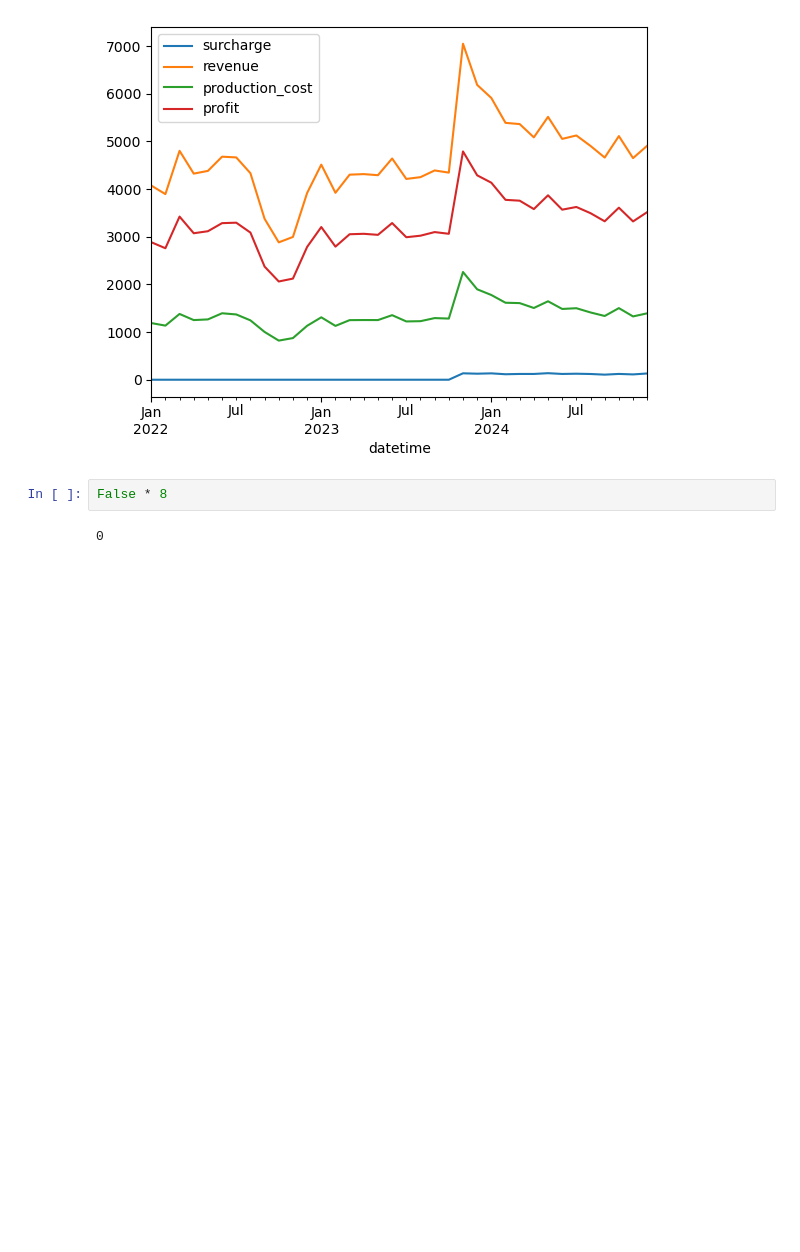
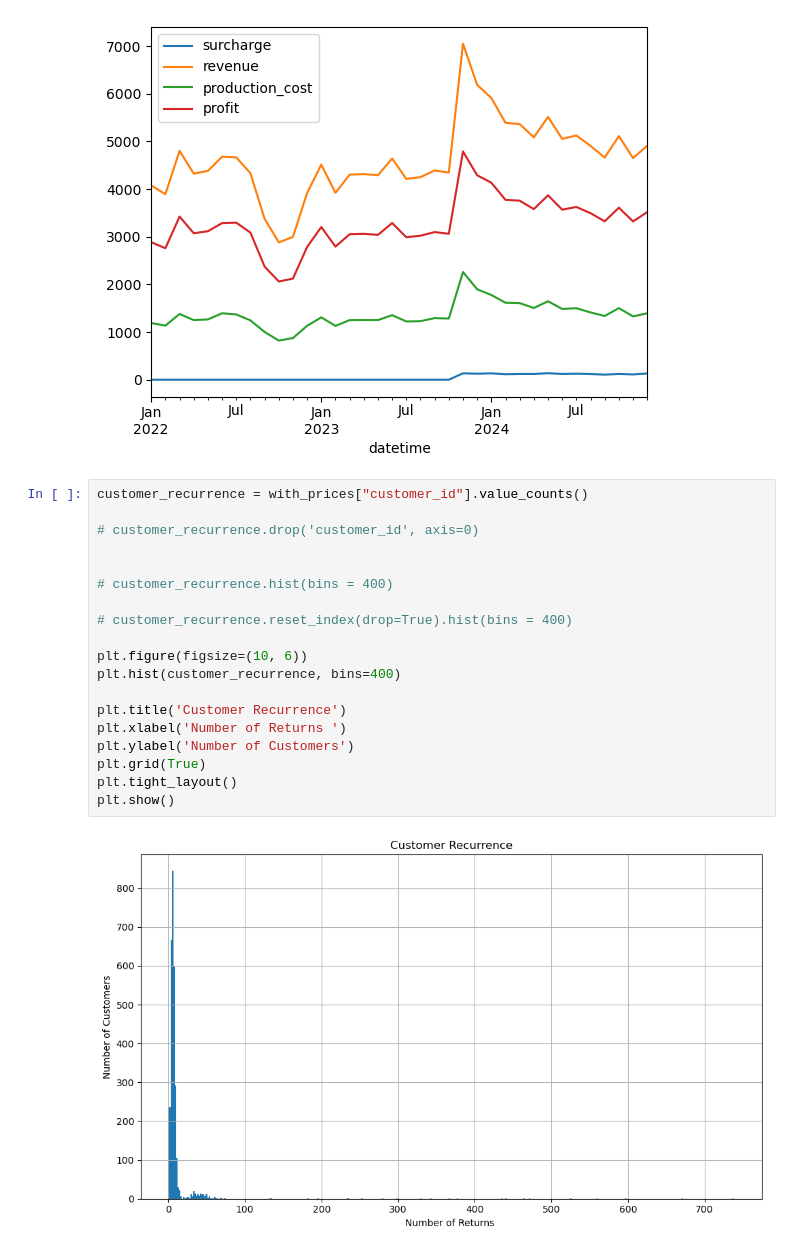
Before and after one commit to randomOnomatopoeia/Datathon, a Jupyter notebook: test.ipynb, the cells around one changed output. Saved outputs shown, nothing was run; the diff lists cells and outputs as text; blank space fills up the shorter version.

```diff
--- a/test.ipynb
+++ b/test.ipynb
@@ -94,6 +94,23 @@ monthly_averaged_items.plot()
 <Axes: xlabel='datetime'>
 [figure]
 # %%
-False * 8
+customer_recurrence = with_prices["customer_id"].value_counts()
+
+# customer_recurrence.drop('customer_id', axis=0)
+
+
+# customer_recurrence.hist(bins = 400)
+
+# customer_recurrence.reset_index(drop=True).hist(bins = 400)
+
+plt.figure(figsize=(10, 6))
+plt.hist(customer_recurrence, bins=400)
+
+plt.title('Customer Recurrence')
+plt.xlabel('Number of Returns ')
+plt.ylabel('Number of Customers')
+plt.grid(True)
+plt.tight_layout()
+plt.show()
 # %% [output]
-0
+[figure, added]
```
